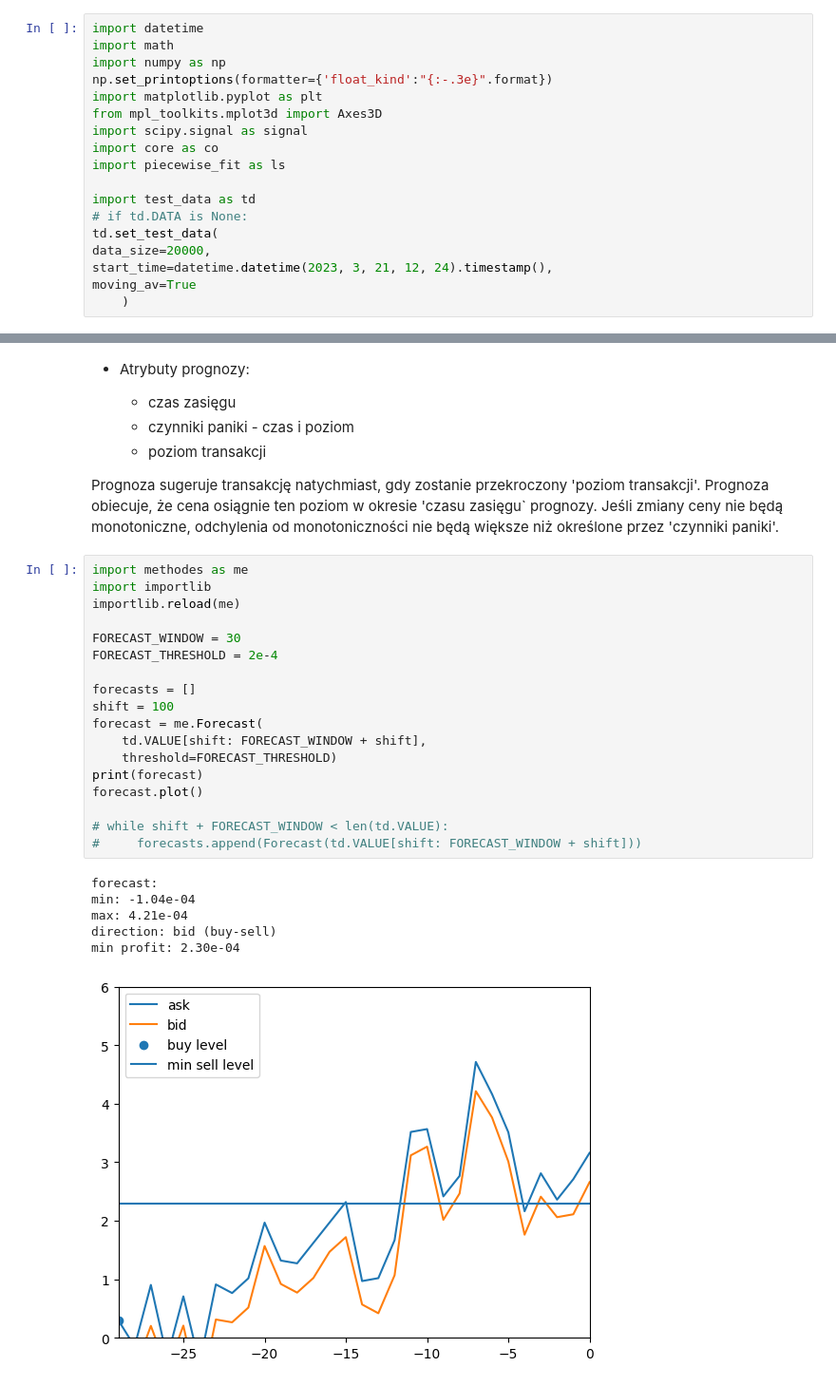
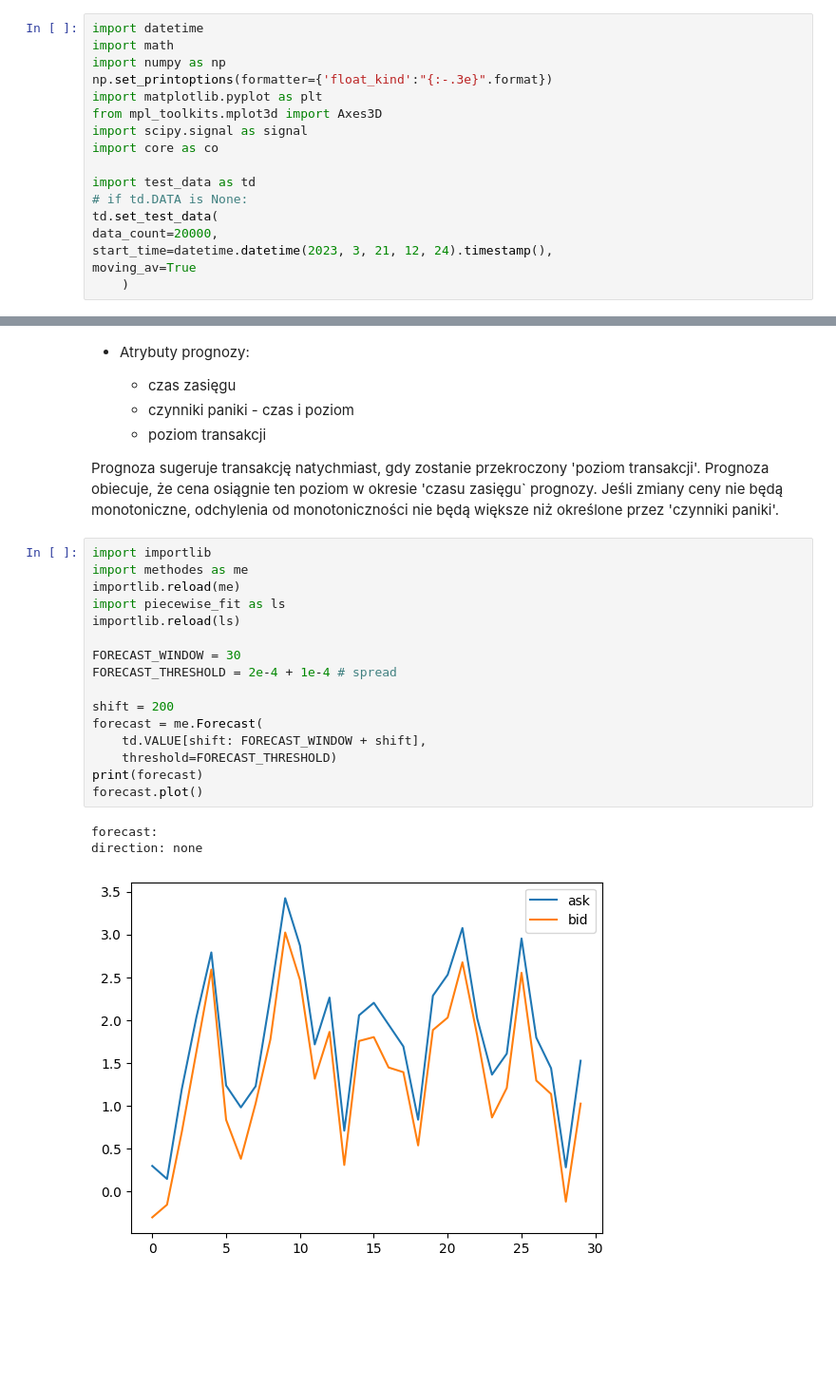
Before and after one commit to stefanzarembinski/szx81, a Jupyter notebook: src/methodes.ipynb, the cells around one changed output, grey strips where cells are left out. Shown at 95% size. Saved outputs shown, nothing was run; the diff lists cells and outputs as text; blank space fills up the shorter version.

```diff
--- a/src/methodes.ipynb
+++ b/src/methodes.ipynb
@@ -7,12 +7,11 @@ import matplotlib.pyplot as plt
 from mpl_toolkits.mplot3d import Axes3D
 import scipy.signal as signal
 import core as co
-import piecewise_fit as ls
 
 import test_data as td
 # if td.DATA is None:
 td.set_test_data(
-data_size=20000,
+data_count=20000,
 start_time=datetime.datetime(2023, 3, 21, 12, 24).timestamp(),
 moving_av=True
     )
@@ -91,30 +100,25 @@ Znaczna różnica pomiędzy szerokościami rozkładu daje nadzieję na zysk.
 
 Prognoza sugeruje transakcję natychmiast, gdy zostanie przekroczony 'poziom transakcji'. Prognoza obiecuje, że cena osiągnie ten poziom w okresie 'czasu zasięgu` prognozy. Jeśli zmiany ceny nie będą monotoniczne, odchylenia od monotoniczności nie będą większe niż określone przez 'czynniki paniki'.
 # %%
+import importlib
 import methodes as me
-import importlib
 importlib.reload(me)
+import piecewise_fit as ls
+importlib.reload(ls)
 
 FORECAST_WINDOW = 30
-FORECAST_THRESHOLD = 2e-4
+FORECAST_THRESHOLD = 2e-4 + 1e-4 # spread
 
-forecasts = []
-shift = 100
+shift = 200
 forecast = me.Forecast(
     td.VALUE[shift: FORECAST_WINDOW + shift],
     threshold=FORECAST_THRESHOLD)
 print(forecast)
 forecast.plot()
-
-# while shift + FORECAST_WINDOW < len(td.VALUE):
-#     forecasts.append(Forecast(td.VALUE[shift: FORECAST_WINDOW + shift]))
 # %% [output]
 forecast:
-min: -1.04e-04
-max: 4.21e-04
-direction: bid (buy-sell)
-min profit: 2.30e-04
+direction: none
-[figure, old version]
+[figure, new version]
 # %%
 # shift = 1400 # below threshold
 shift = 1600
```
Also changed, not shown: parts of 19 cells of this notebook, 9 other files.
